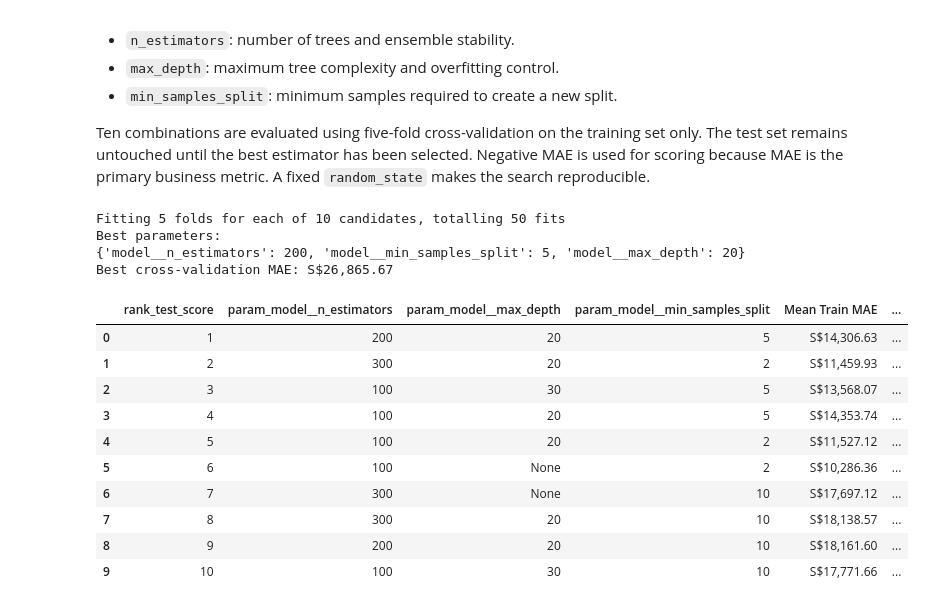
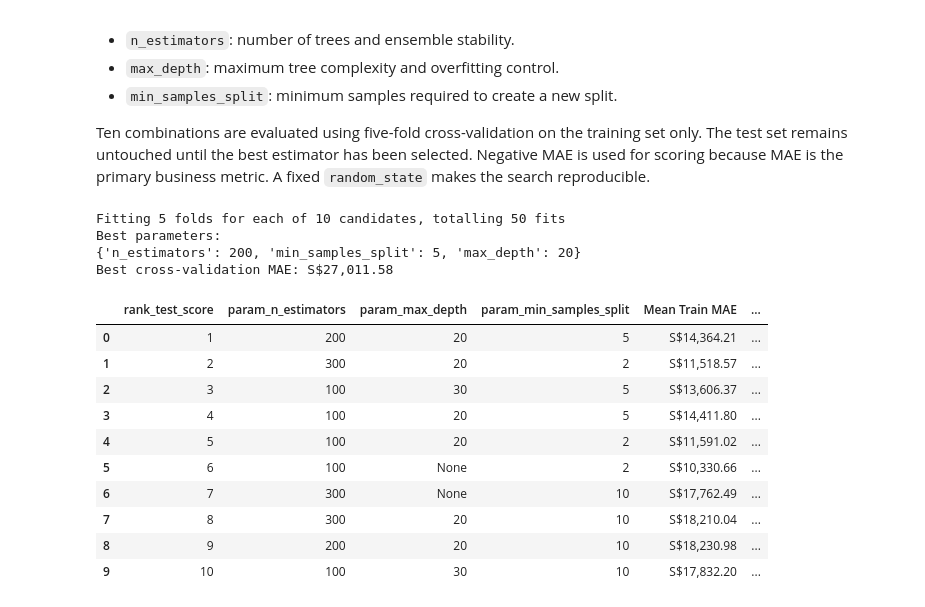
Before and after one commit to zephen1234/mldp-project, a Jupyter notebook: MLDP Program Codes Submission .ipynb, the cells around one changed output. Cells and saved outputs as stored; diff of their text form; code cells hidden in the pictures.

```diff
--- a/MLDP Program Codes Submission .ipynb
+++ b/MLDP Program Codes Submission .ipynb
@@ -761,18 +781,10 @@ The preprocessing transformer is placed inside a pipeline so that one-hot encodi
 # %%
-from sklearn.pipeline import Pipeline
-from sklearn.linear_model import LinearRegression
-
-# Create the Linear Regression pipeline
-linear_pipeline = Pipeline([
-    ('preprocessor', preprocessor),
-    ('model', LinearRegression())
-])
-
-# Train the model
-linear_pipeline.fit(X_train, y_train)
+# Create and train the Linear Regression model
+linear_model = LinearRegression()
+linear_model.fit(X_train_processed, y_train)
 
 # Make predictions using the testing data
-linear_predictions = linear_pipeline.predict(X_test)
+linear_predictions = linear_model.predict(X_test_processed)
 
 print("Model trained successfully.")
 print("First 5 predictions:", linear_predictions[:5])
@@ -1225,23 +1136,20 @@ Ten combinations are evaluated using five-fold cross-validation on the training
 # %%
 from sklearn.model_selection import RandomizedSearchCV
 
-rf_tuning_pipeline = Pipeline([
-    ('preprocessor', clone(preprocessor)),
-    ('model', RandomForestRegressor(
-        random_state=42,
-        n_jobs=1
-    ))
-])
+rf_tuning_model = RandomForestRegressor(
+    random_state=42,
+    n_jobs=1
+)
 
 # No more than three values are supplied for each hyperparameter
 param_distributions = {
-    'model__n_estimators': [100, 200, 300],
-    'model__max_depth': [None, 20, 30],
-    'model__min_samples_split': [2, 5, 10]
+    'n_estimators': [100, 200, 300],
+    'max_depth': [None, 20, 30],
+    'min_samples_split': [2, 5, 10]
 }
 
 random_search = RandomizedSearchCV(
-    estimator=rf_tuning_pipeline,
+    estimator=rf_tuning_model,
     param_distributions=param_distributions,
     n_iter=10,
     scoring='neg_mean_absolute_error',
@@ -1252,7 +1160,7 @@ random_search = RandomizedSearchCV(
     return_train_score=True
 )
 
-random_search.fit(X_train, y_train)
+random_search.fit(X_train_processed, y_train)
 
 print("Best parameters:")
 print(random_search.best_params_)
@@ -1262,48 +1170,48 @@ print(f"Best cross-validation MAE: S${-random_search.best_score_:,.2f}")
 cv_results_df = pd.DataFrame(random_search.cv_results_)
 cv_comparison = cv_results_df[[
     'rank_test_score',
-    'param_model__n_estimators',
-    'param_model__max_depth',
-    'param_model__min_samples_split',
+    'param_n_estimators',
+    'param_max_depth',
+    'param_min_samples_split',
     'mean_train_score',
     'mean_test_score',
     'std_test_score'
 ]].copy()
 
 cv_comparison['Mean Train MAE'] = -cv_comparison['mean_train_score']
 cv_comparison['Mean CV MAE'] = -cv_comparison['mean_test_score']
 cv_comparison['CV MAE Std'] = cv_comparison['std_test_score']
 
 cv_comparison = (
     cv_comparison.drop(
         columns=['mean_train_score', 'mean_test_score', 'std_test_score']
     )
     .sort_values('rank_test_score')
     .reset_index(drop=True)
 )
 
 display(
     cv_comparison.style.format({
         'Mean Train MAE': 'S${:,.2f}',
         'Mean CV MAE': 'S${:,.2f}',
         'CV MAE Std': 'S${:,.2f}'
     })
 )
 # %% [output]
 Fitting 5 folds for each of 10 candidates, totalling 50 fits
 Best parameters:
-{'model__n_estimators': 200, 'model__min_samples_split': 5, 'model__max_depth': 20}
-Best cross-validation MAE: S$26,865.67
+{'n_estimators': 200, 'min_samples_split': 5, 'max_depth': 20}
+Best cross-validation MAE: S$27,011.58
-|  | rank_test_score | param_model__n_estimators | param_model__max_depth | param_model__min_samples_split | Mean Train MAE | ... |
-| 0 | 1 | 200 | 20 | 5 | S$14,306.63 | ... |
-| 1 | 2 | 300 | 20 | 2 | S$11,459.93 | ... |
-| 2 | 3 | 100 | 30 | 5 | S$13,568.07 | ... |
-| 3 | 4 | 100 | 20 | 5 | S$14,353.74 | ... |
-| 4 | 5 | 100 | 20 | 2 | S$11,527.12 | ... |
-| 5 | 6 | 100 | None | 2 | S$10,286.36 | ... |
-| 6 | 7 | 300 | None | 10 | S$17,697.12 | ... |
-| 7 | 8 | 300 | 20 | 10 | S$18,138.57 | ... |
-| 8 | 9 | 200 | 20 | 10 | S$18,161.60 | ... |
-| 9 | 10 | 100 | 30 | 10 | S$17,771.66 | ... |
+|  | rank_test_score | param_n_estimators | param_max_depth | param_min_samples_split | Mean Train MAE | ... |
+| 0 | 1 | 200 | 20 | 5 | S$14,364.21 | ... |
+| 1 | 2 | 300 | 20 | 2 | S$11,518.57 | ... |
+| 2 | 3 | 100 | 30 | 5 | S$13,606.37 | ... |
+| 3 | 4 | 100 | 20 | 5 | S$14,411.80 | ... |
+| 4 | 5 | 100 | 20 | 2 | S$11,591.02 | ... |
+| 5 | 6 | 100 | None | 2 | S$10,330.66 | ... |
+| 6 | 7 | 300 | None | 10 | S$17,762.49 | ... |
+| 7 | 8 | 300 | 20 | 10 | S$18,210.04 | ... |
+| 8 | 9 | 200 | 20 | 10 | S$18,230.98 | ... |
+| 9 | 10 | 100 | 30 | 10 | S$17,832.20 | ... |
 # %%
 # Retrieve and evaluate the best cross-validated model
```
Also changed, not shown: parts of 28 cells of this notebook, 3 other files.
